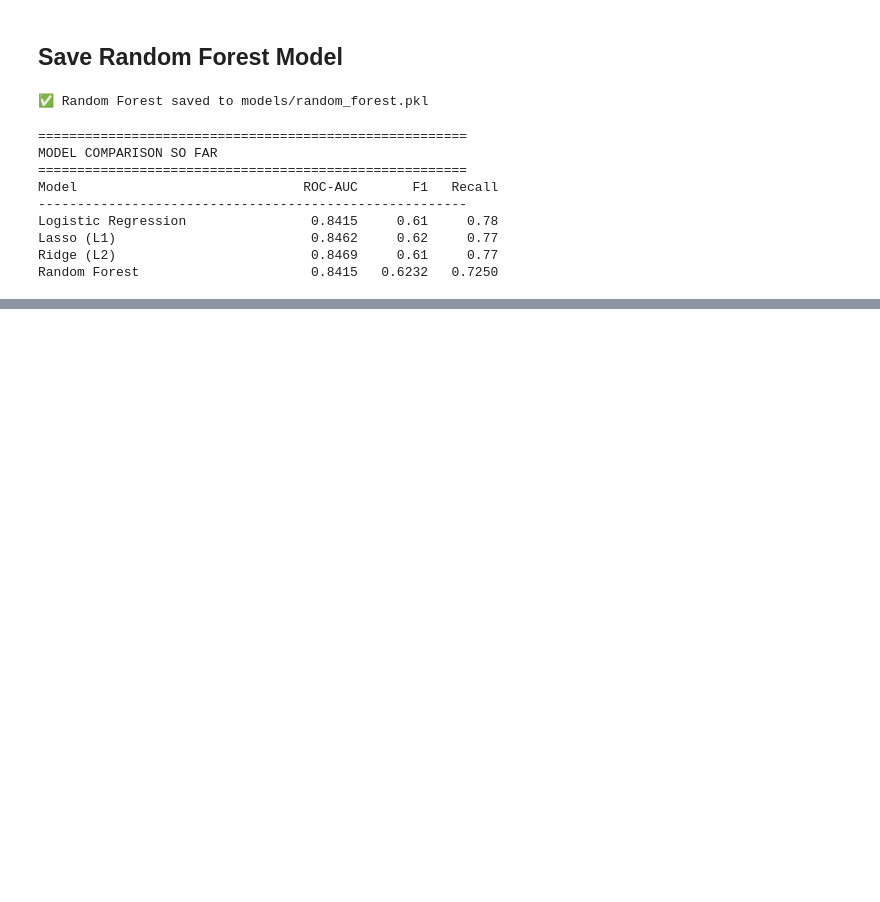
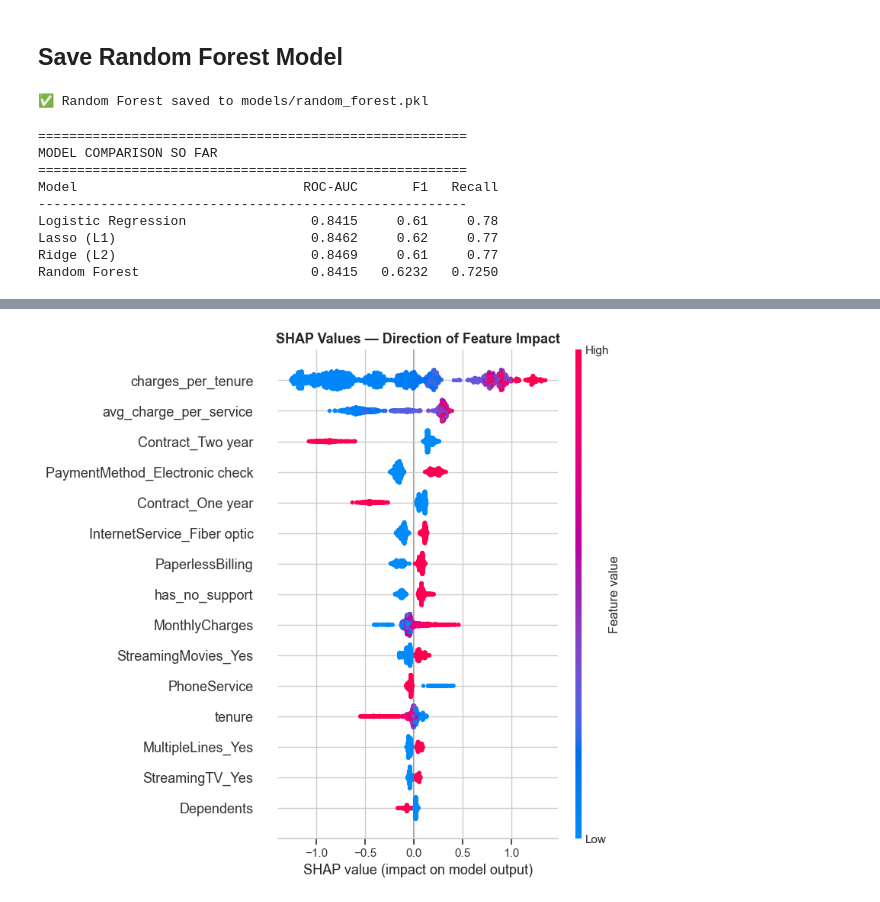
Before and after one commit to chldbng/customer-churn-predictor, a Jupyter notebook: notebooks/03_Modeling.ipynb, the cells around one changed output, grey strips where cells are left out. Cells and saved outputs as stored; diff of their text form; code cells hidden in the pictures; blank space fills up the shorter version.

```diff
--- a/notebooks/03_Modeling.ipynb
+++ b/notebooks/03_Modeling.ipynb
@@ -823,0 +1046,15 @@ Random Forest                      0.8415   0.6232   0.7250
+# %%
+plt.figure(figsize=(10, 8))
+shap.summary_plot(
+    shap_values,
+    X_test_imputed,
+    max_display=15,
+    show=False
+)
+plt.title('SHAP Values — Direction of Feature Impact',
+          fontsize=13, fontweight='bold')
+plt.tight_layout()
+plt.savefig('../reports/figures/shap_beeswarm.png', dpi=150, bbox_inches='tight')
+plt.show()
+# %% [output]
+[figure, added]
```
Also changed, not shown: parts of 24 cells of this notebook, 9 other files.
